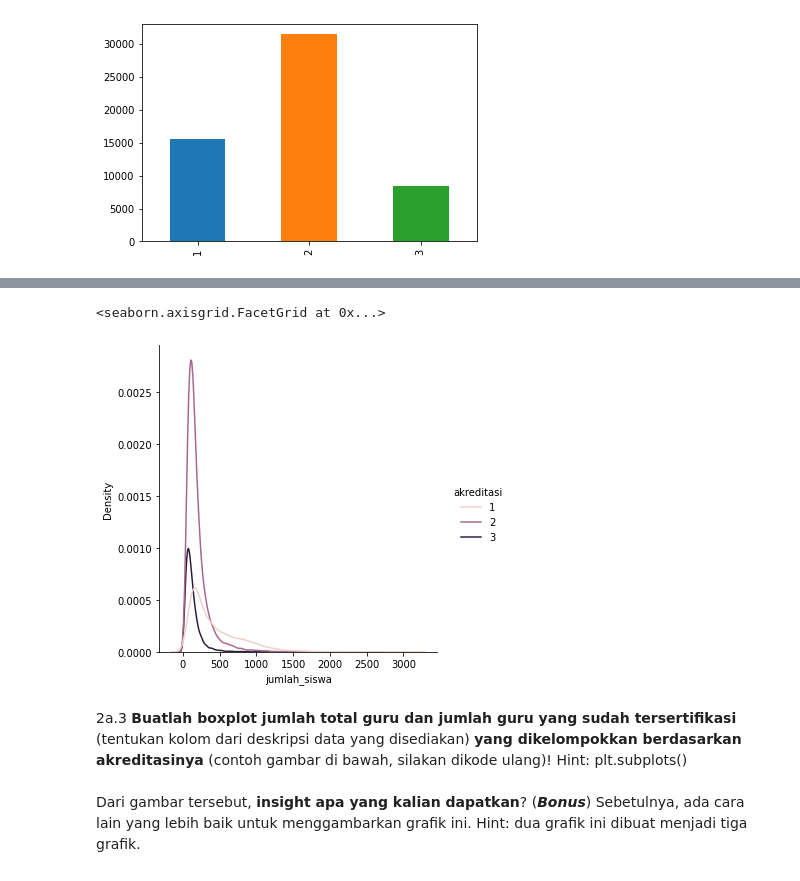
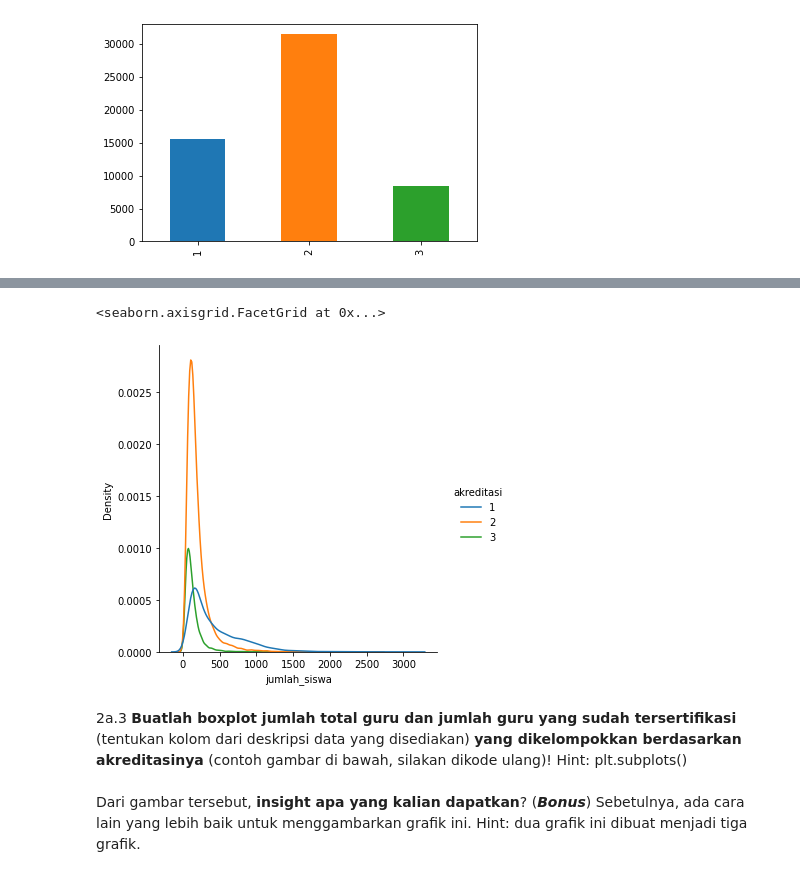
Before and after one commit to OchiMoto21/HMIF-ds-bootcamp-2022, a Jupyter notebook: hmif-ds-bootcamp-2022-niken.ipynb, the cells around one changed output, grey strips where cells are left out. Saved outputs shown, nothing was run; the diff lists cells and outputs as text; code cells hidden in the pictures.

```diff
--- a/hmif-ds-bootcamp-2022-niken.ipynb
+++ b/hmif-ds-bootcamp-2022-niken.ipynb
@@ -191,11 +191,11 @@ Contoh grafik adalah sebagai berikut. Sebagai analogi, spesies pada grafik ini m
 # %%
 # write your code here
 import seaborn as sns
-
-sns.displot(schools,x="jumlah_siswa", hue="akreditasi", kind="kde", color=['#1f77b4', '#ff7f0e', '#2ca02c'])
+palette = ['#1f77b4', '#ff7f0e', '#2ca02c']
+sns.displot(schools,x="jumlah_siswa", hue="akreditasi", kind="kde", palette=palette)
 # %% [output]
 <seaborn.axisgrid.FacetGrid at 0x...>
-[figure, old version]
+[figure, new version]
 # %% [markdown]
 2a.3 **Buatlah boxplot jumlah total guru dan jumlah guru yang sudah tersertifikasi** (tentukan kolom dari deskripsi data yang disediakan) **yang dikelompokkan berdasarkan akreditasinya** (contoh gambar di bawah, silakan dikode ulang)! Hint: plt.subplots()
 <br> Dari gambar tersebut, **insight apa yang kalian dapatkan**? (***Bonus***) Sebetulnya, ada cara lain yang lebih baik untuk menggambarkan grafik ini. Hint: dua grafik ini dibuat menjadi tiga grafik.
```
